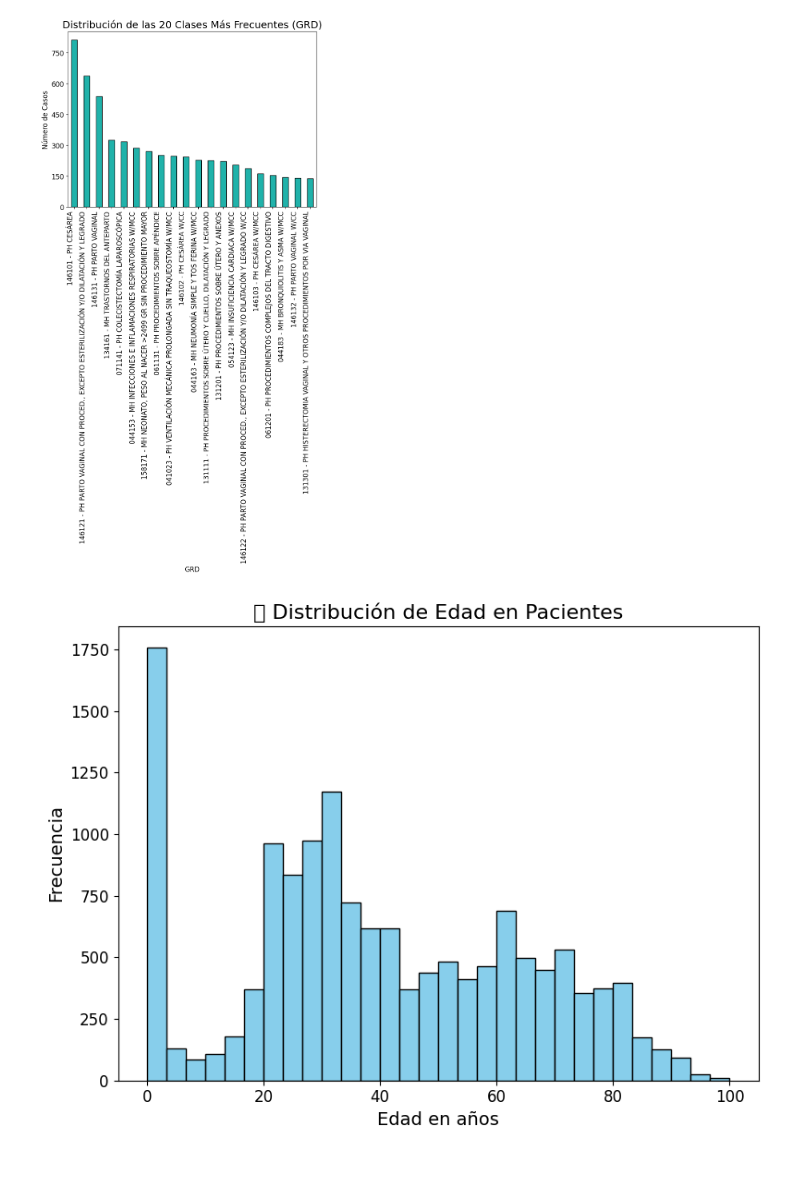
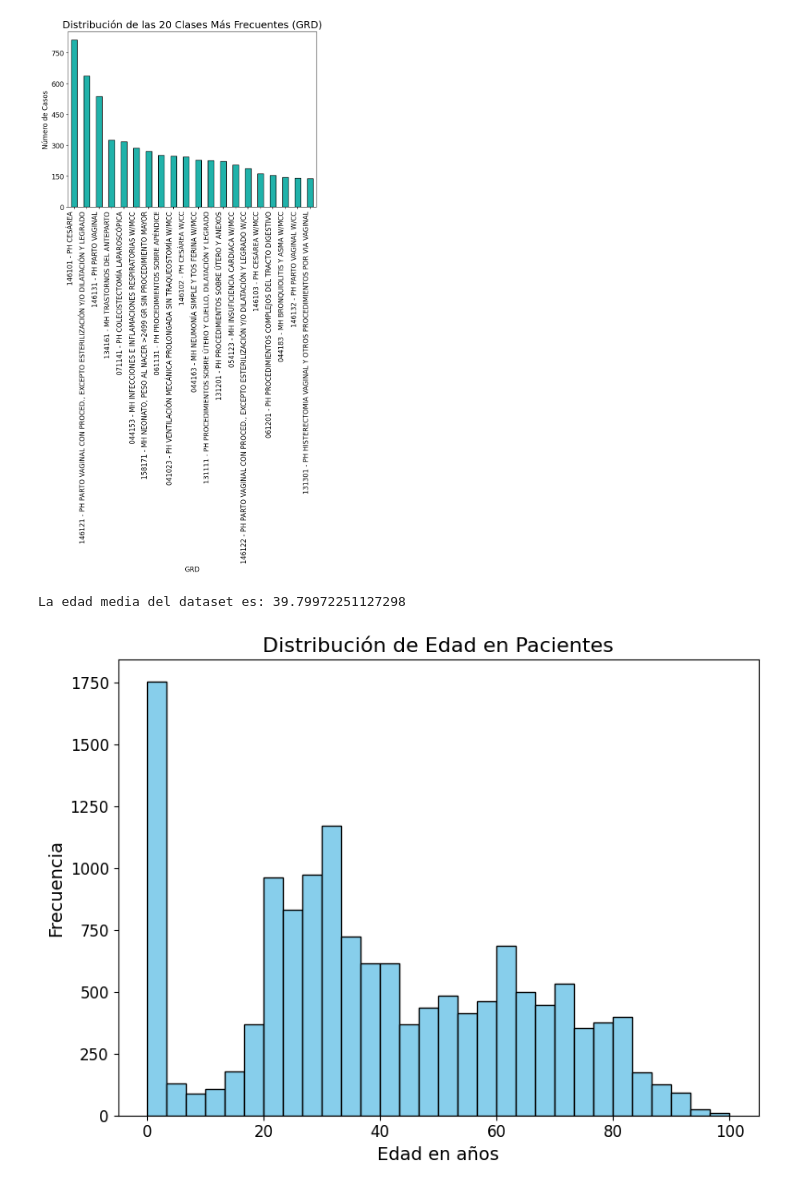
Before and after one commit to joqvan/proyecto1ml, a Jupyter notebook: proyecto1.ipynb, the cells around one changed output. Saved outputs shown, nothing was run; the diff lists cells and outputs as text; code cells hidden in the pictures.

```diff
--- a/proyecto1.ipynb
+++ b/proyecto1.ipynb
@@ -231,16 +223,19 @@ plt.show()
 [figure]
 # %%
 # 15. Gráfico de la distribución de edad
+edad_media = df["Edad en años"].mean()
+print("La edad media del dataset es:", edad_media)
 plt.figure(figsize=(8, 6))
 plt.hist(df["Edad en años"], bins=30, color='skyblue', edgecolor='black')
-plt.title("📊 Distribución de Edad en Pacientes", fontsize=16)
+plt.title("Distribución de Edad en Pacientes", fontsize=16)
 plt.xlabel("Edad en años", fontsize=14)
 plt.ylabel("Frecuencia", fontsize=14)
 plt.xticks(fontsize=12)
 plt.yticks(fontsize=12)
 plt.tight_layout()
 plt.show()
 # %% [output]
+La edad media del dataset es: 39.79972251127298
-[figure, old version]
+[figure, new version]
 # %%
 # 16. Gráfico de la distribución de sexo
```
Also changed, not shown: parts of 6 cells of this notebook.
